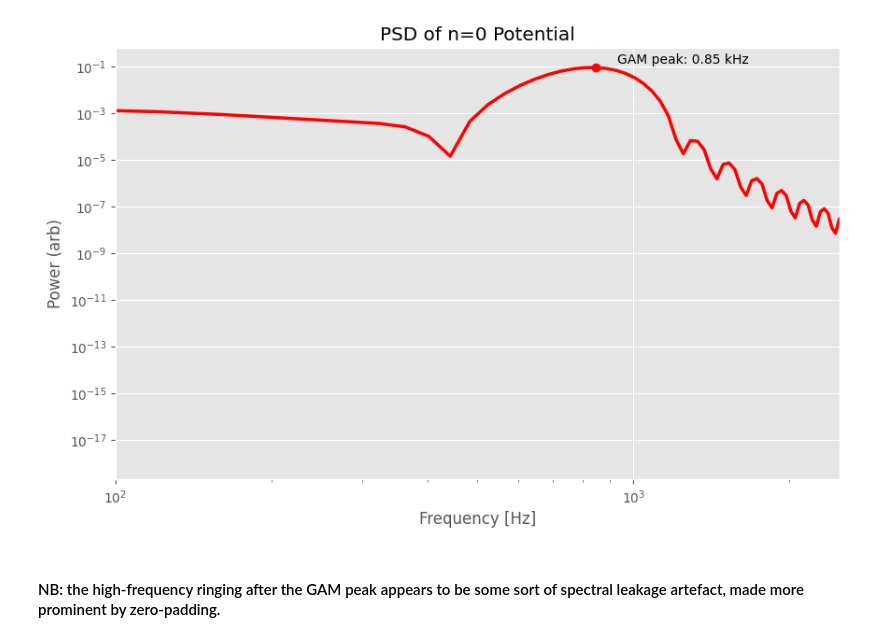
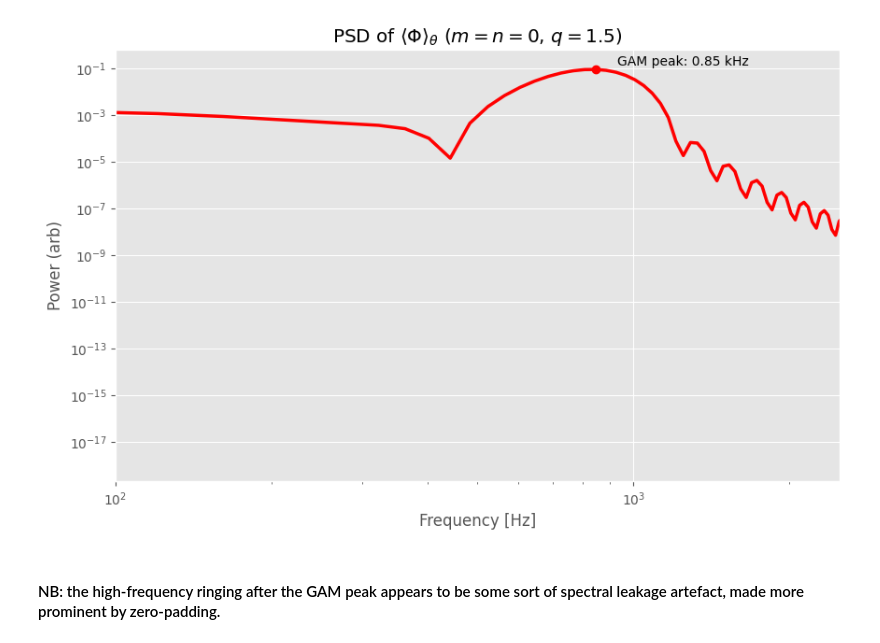
Before and after one commit to seferoni/GYSELA_utils, a Jupyter notebook: Post-Processing/Scripts/psd_n0.ipynb, the cells around one changed output. Drawn from its saved outputs; the diff is of its cells as text; code cells hidden in the pictures.

```diff
--- a/Post-Processing/Scripts/psd_n0.ipynb
+++ b/Post-Processing/Scripts/psd_n0.ipynb
@@ -13,29 +13,29 @@ data_arrays = reader.compile_data_from_directory("Phirth_n0", "C:\\Workspace\\NS
 # %%
 def plot_power_spectrum_density(phi2D_list):
 
 	# Signal isolation and data processing.
 	radial_time_series = utils.generate_poloidally_averaged_time_series(phi2D_list);
 	frequencies, power_spectrum_density = utils.map_power_spectrum(radial_time_series, 40, time_step.flatten()[0]);
 	frequencies = utils.convert_to_real_frequency(frequencies)/(2 * np.pi);
 	GAM_peak_index = utils.isolate_GAM_peak_index(power_spectrum_density);
 	GAM_frequency = frequencies[GAM_peak_index];
 	GAM_power = float(power_spectrum_density[GAM_peak_index]);
 
 	# Figure plotting logic.
 	plt.figure(figsize = (10, 6));
 	plt.loglog(frequencies, power_spectrum_density, label = "PSD", color = "red", lw = 2.5);
 	plt.plot(GAM_frequency, power_spectrum_density[GAM_peak_index], "ro");
 	plt.annotate(f"GAM peak: {GAM_frequency/1e3:.2f} kHz",
 				xy = (GAM_frequency, GAM_power),
 				xytext = (GAM_frequency * 1.1, GAM_power * 1.5));
 	plt.xlim(100, 2500);
 	plt.xlabel("Frequency [Hz]");
 	plt.ylabel("Power (arb)");
-	plt.title("PSD of n=0 Potential");
+	plt.title(r"PSD of $\langle \Phi \rangle_\theta$ ($m = n = 0$, $q = 1.5$)");
 	plt.show();
 
 plot_power_spectrum_density(data_arrays);
 # %% [output]
-[figure, old version]
+[figure, new version]
 # %% [markdown]
 #### NB: the high-frequency ringing after the GAM peak appears to be some sort of spectral leakage artefact, made more prominent by zero-padding.
```
Also changed, not shown: 3 other files.
